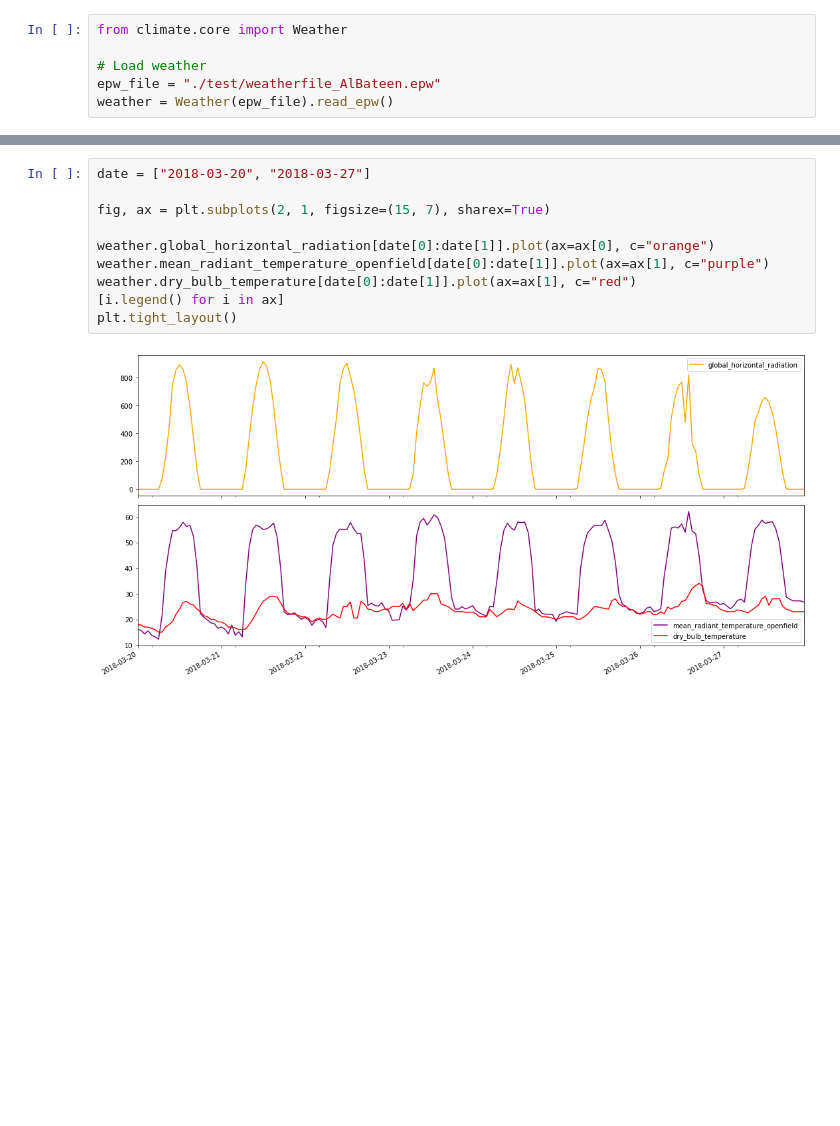
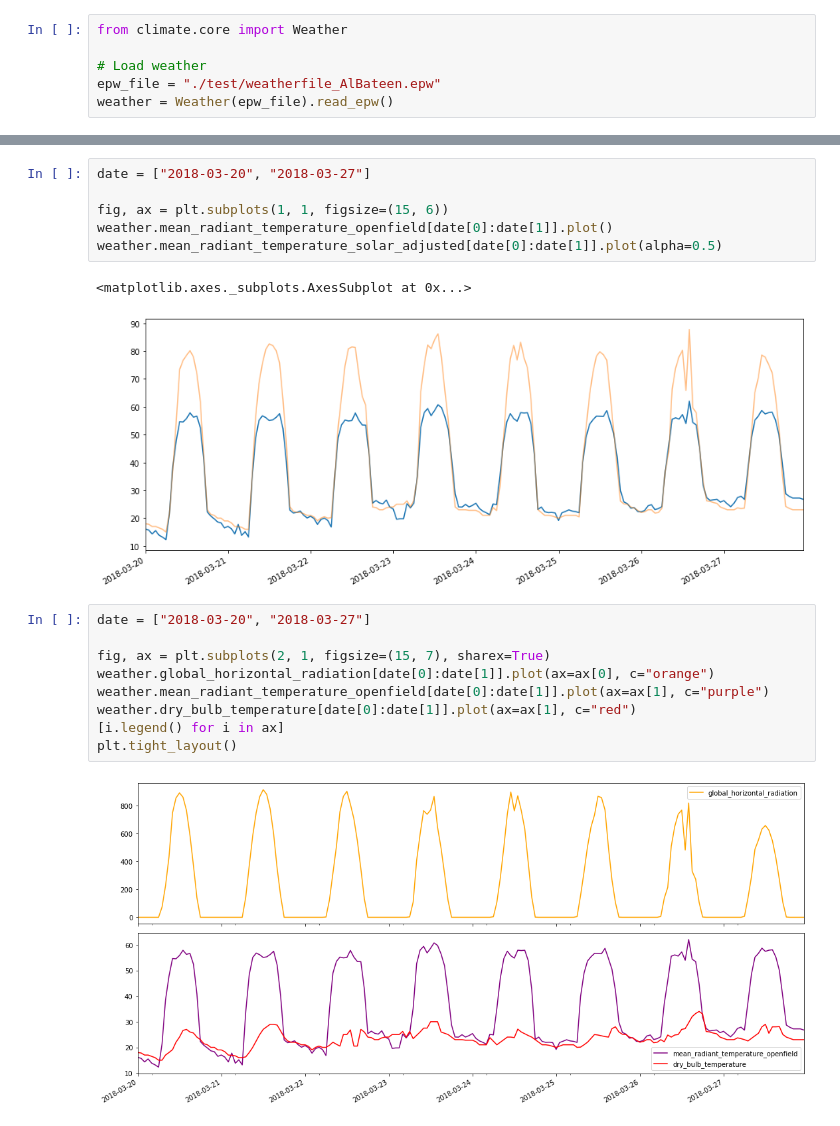
Before and after one commit to cycle13/climate, a Jupyter notebook: test.ipynb, the cells around one changed output, grey strips where cells are left out. Saved outputs shown, nothing was run; the diff lists cells and outputs as text; blank space fills up the shorter version.

```diff
--- a/test.ipynb
+++ b/test.ipynb
@@ -41,8 +65,16 @@ Universal thermal climate index (openfield) calculations successful
+# %%
+date = ["2018-03-20", "2018-03-27"]
+
+fig, ax = plt.subplots(1, 1, figsize=(15, 6))
+weather.mean_radiant_temperature_openfield[date[0]:date[1]].plot()
+weather.mean_radiant_temperature_solar_adjusted[date[0]:date[1]].plot(alpha=0.5)
+# %% [output]
+<matplotlib.axes._subplots.AxesSubplot at 0x...>
+[figure, added]
 # %%
 date = ["2018-03-20", "2018-03-27"]
 
 fig, ax = plt.subplots(2, 1, figsize=(15, 7), sharex=True)
-
 weather.global_horizontal_radiation[date[0]:date[1]].plot(ax=ax[0], c="orange")
 weather.mean_radiant_temperature_openfield[date[0]:date[1]].plot(ax=ax[1], c="purple")
 weather.dry_bulb_temperature[date[0]:date[1]].plot(ax=ax[1], c="red")
```
Also changed, not shown: parts of 6 cells of this notebook.
